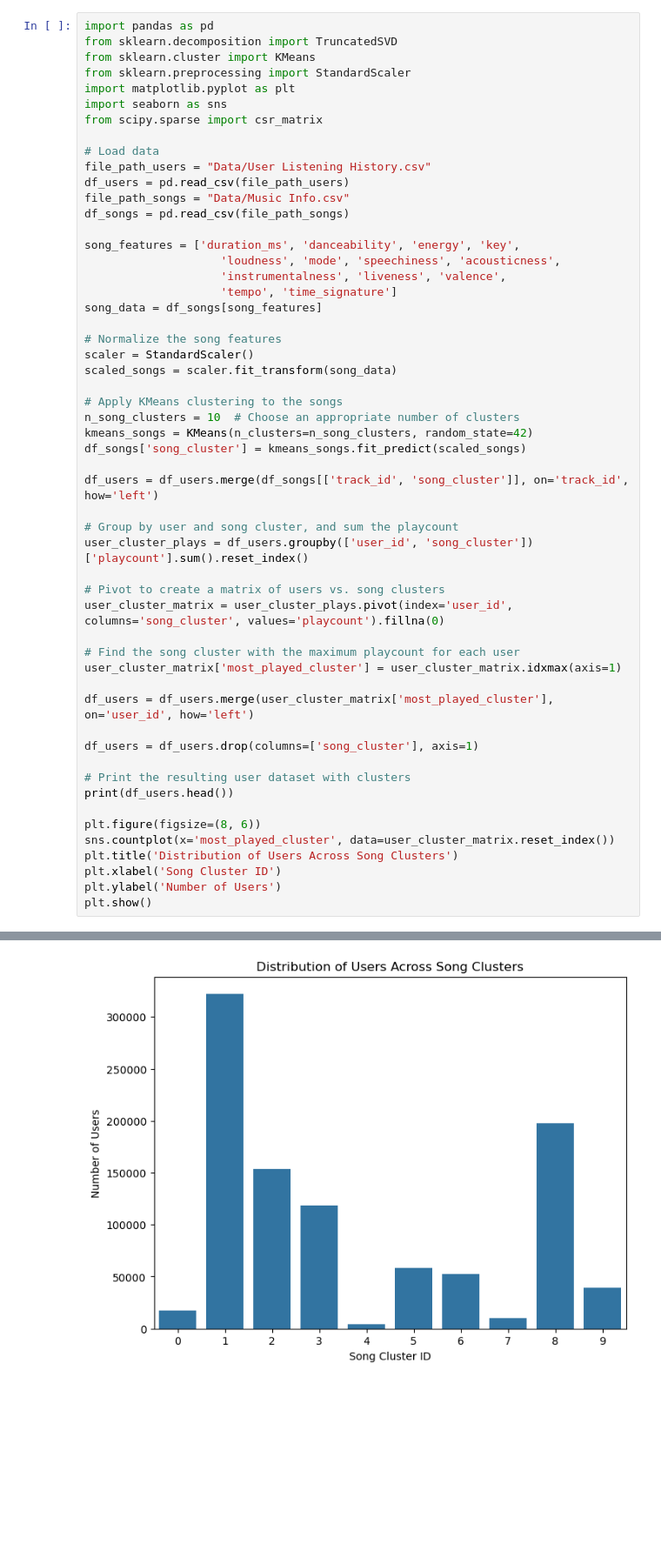
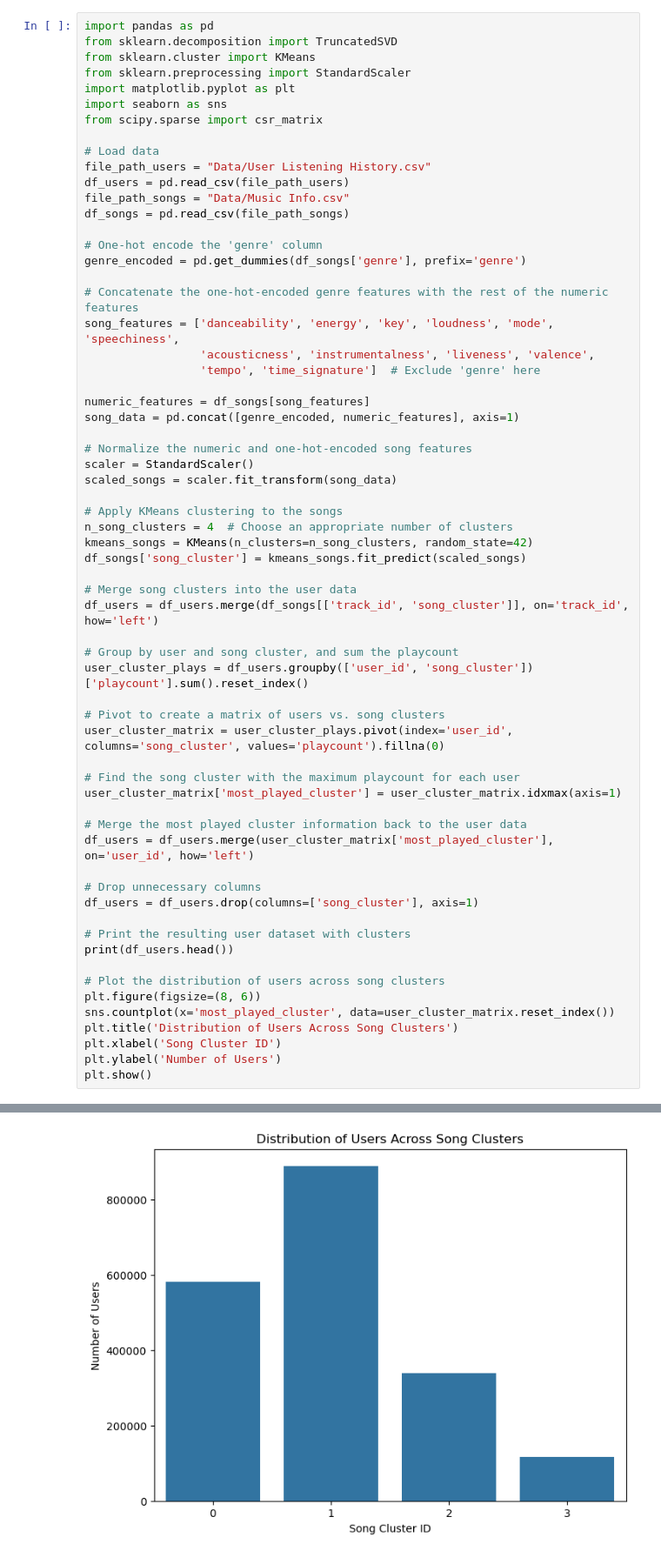
Before and after one commit to annemollelsborg/spotify, a Jupyter notebook: clustering.ipynb, the cells around one changed output, grey strips where cells are left out. Shown at 87% size. Drawn from its saved outputs; the diff is of its cells as text; blank space fills up the shorter version.

```diff
--- a/clustering.ipynb
+++ b/clustering.ipynb
@@ -13,21 +13,27 @@ df_users = pd.read_csv(file_path_users)
 file_path_songs = "Data/Music Info.csv"
 df_songs = pd.read_csv(file_path_songs)
 
-song_features = ['duration_ms', 'danceability', 'energy', 'key',
-                    'loudness', 'mode', 'speechiness', 'acousticness',
-                    'instrumentalness', 'liveness', 'valence',
-                    'tempo', 'time_signature']
-song_data = df_songs[song_features]
+# One-hot encode the 'genre' column
+genre_encoded = pd.get_dummies(df_songs['genre'], prefix='genre')
 
-# Normalize the song features
+# Concatenate the one-hot-encoded genre features with the rest of the numeric features
+song_features = ['danceability', 'energy', 'key', 'loudness', 'mode', 'speechiness',
+                 'acousticness', 'instrumentalness', 'liveness', 'valence',
+                 'tempo', 'time_signature']  # Exclude 'genre' here
+
+numeric_features = df_songs[song_features]
+song_data = pd.concat([genre_encoded, numeric_features], axis=1)
+
+# Normalize the numeric and one-hot-encoded song features
 scaler = StandardScaler()
 scaled_songs = scaler.fit_transform(song_data)
 
 # Apply KMeans clustering to the songs
-n_song_clusters = 10  # Choose an appropriate number of clusters
+n_song_clusters = 4  # Choose an appropriate number of clusters
 kmeans_songs = KMeans(n_clusters=n_song_clusters, random_state=42)
 df_songs['song_cluster'] = kmeans_songs.fit_predict(scaled_songs)
 
+# Merge song clusters into the user data
 df_users = df_users.merge(df_songs[['track_id', 'song_cluster']], on='track_id', how='left')
 
 # Group by user and song cluster, and sum the playcount
@@ -39,31 +45,34 @@ user_cluster_matrix = user_cluster_plays.pivot(index='user_id', columns='song_cl
 # Find the song cluster with the maximum playcount for each user
 user_cluster_matrix['most_played_cluster'] = user_cluster_matrix.idxmax(axis=1)
 
+# Merge the most played cluster information back to the user data
 df_users = df_users.merge(user_cluster_matrix['most_played_cluster'], on='user_id', how='left')
 
+# Drop unnecessary columns
 df_users = df_users.drop(columns=['song_cluster'], axis=1)
 
 # Print the resulting user dataset with clusters
 print(df_users.head())
 
+# Plot the distribution of users across song clusters
 plt.figure(figsize=(8, 6))
 sns.countplot(x='most_played_cluster', data=user_cluster_matrix.reset_index())
 plt.title('Distribution of Users Across Song Clusters')
 plt.xlabel('Song Cluster ID')
 plt.ylabel('Number of Users')
 plt.show()
 # %% [output]
              track_id                                   user_id  playcount  \
 0  TRIRLYL128F42539D1  b80344d063b5ccb3212f76538f3d9e43d87dca9e          1
 1  TRFUPBA128F934F7E1  b80344d063b5ccb3212f76538f3d9e43d87dca9e          1
 2  TRLQPQJ128F42AA94F  b80344d063b5ccb3212f76538f3d9e43d87dca9e          1
 3  TRTUCUY128F92E1D24  b80344d063b5ccb3212f76538f3d9e43d87dca9e          1
 4  TRHDDQG12903CB53EE  b80344d063b5ccb3212f76538f3d9e43d87dca9e          1
 
    most_played_cluster
 0                    2
 1                    2
 2                    2
 3                    2
 4                    2
-[figure, old version]
+[figure, new version]
```
Also changed, not shown: parts of 1 cell of this notebook.
